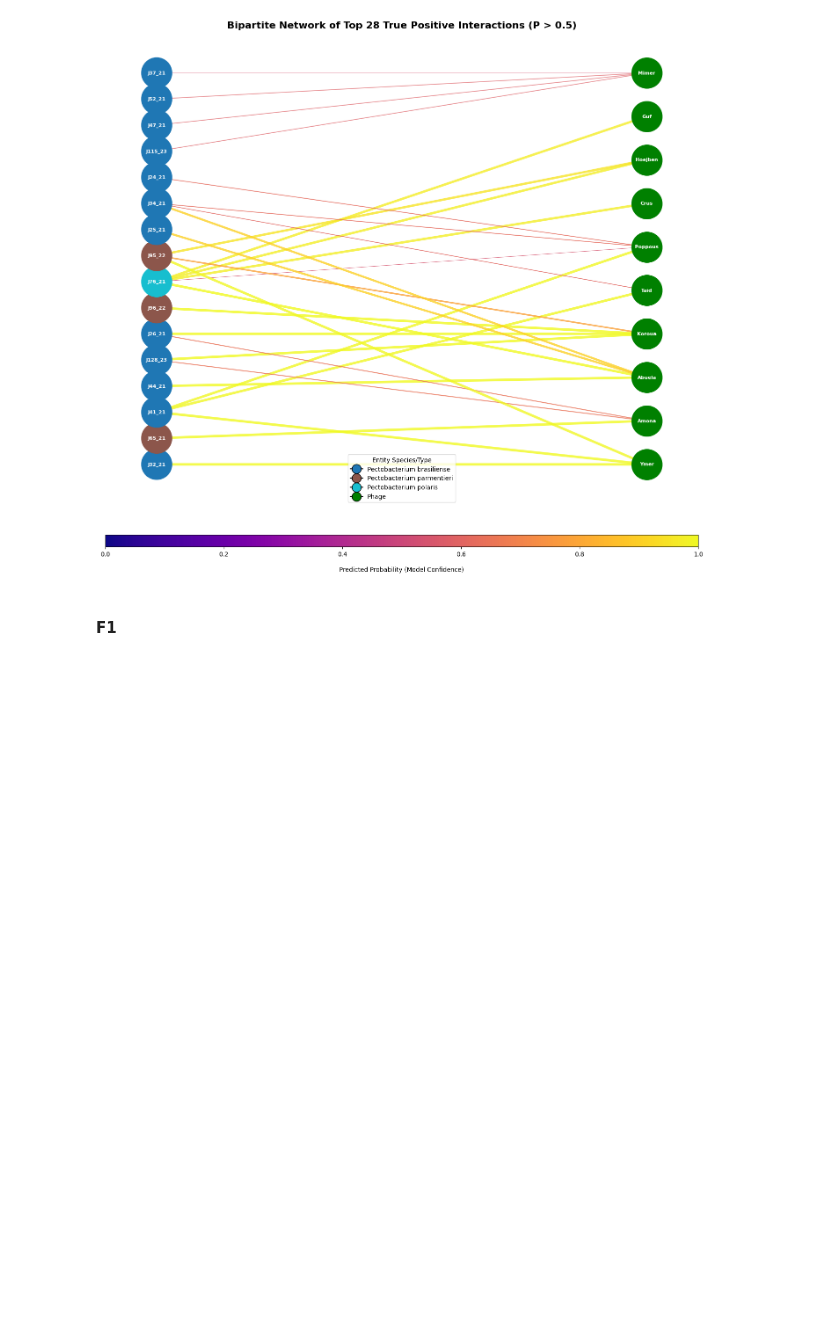
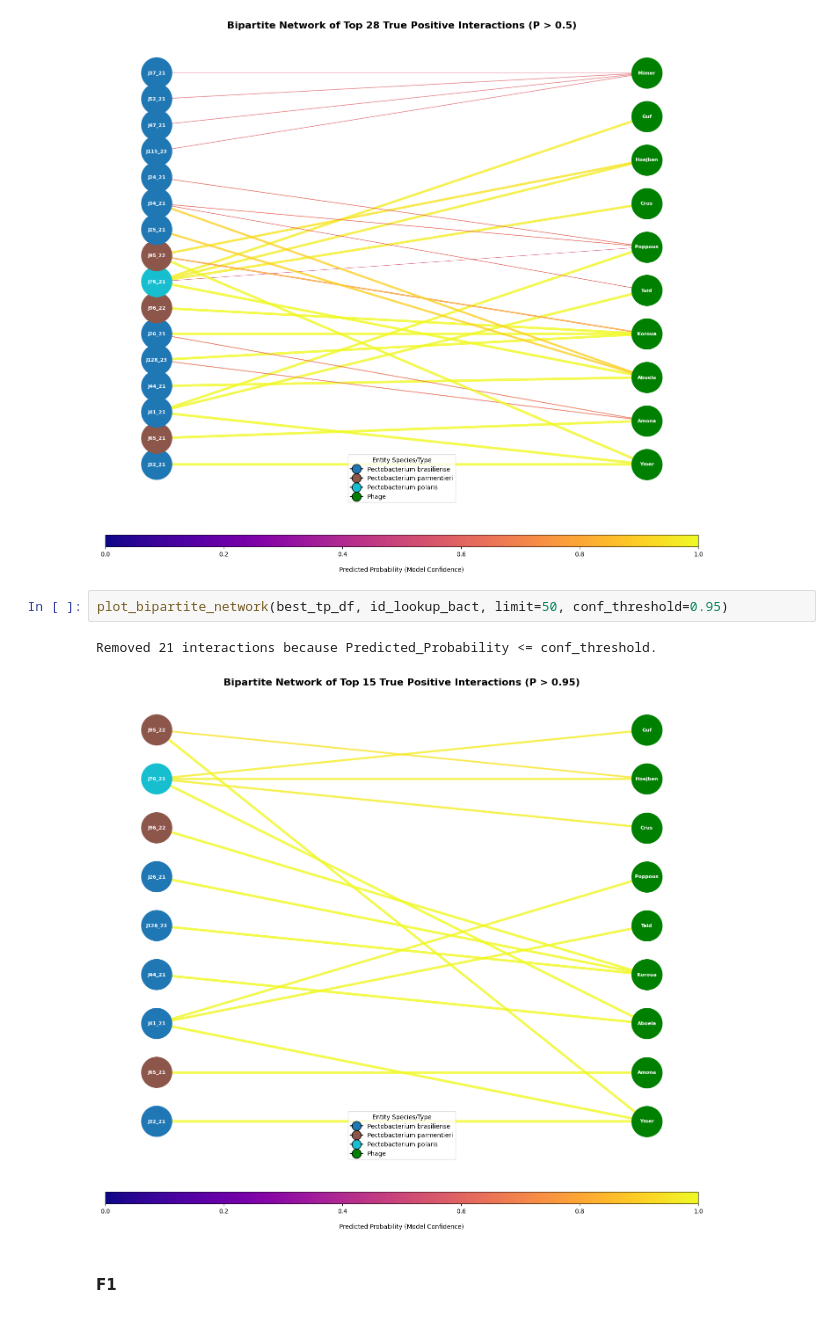
Before and after one commit to azzy72/PredictPhagePPI, a Jupyter notebook: notebooks/nn_torch_full.ipynb, the cells around one changed output. Drawn from its saved outputs; the diff is of its cells as text; blank space fills up the shorter version.

```diff
--- a/notebooks/nn_torch_full.ipynb
+++ b/notebooks/nn_torch_full.ipynb
@@ -791,6 +791,11 @@ plot_bipartite_network(best_tp_df, id_lookup_bact, limit=50, conf_threshold=0.5)
 # %% [output]
 Removed 8 interactions because Predicted_Probability <= conf_threshold.
 [figure]
+# %%
+plot_bipartite_network(best_tp_df, id_lookup_bact, limit=50, conf_threshold=0.95)
+# %% [output]
+Removed 21 interactions because Predicted_Probability <= conf_threshold.
+[figure, added]
 # %% [markdown]
 #### F1
 # %%
```
Also changed, not shown: parts of 5 cells of this notebook, 2 other files.
